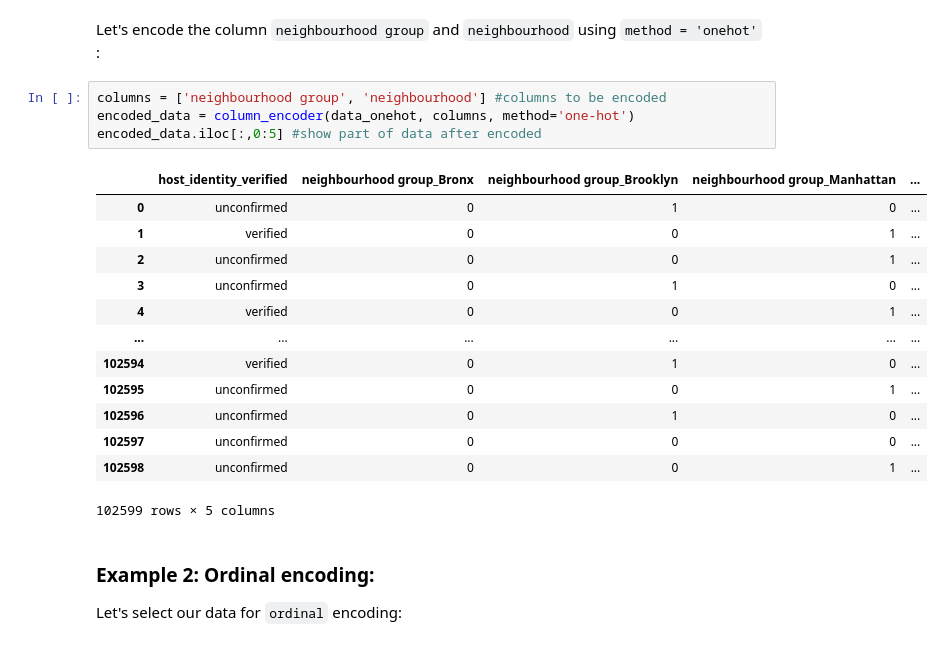
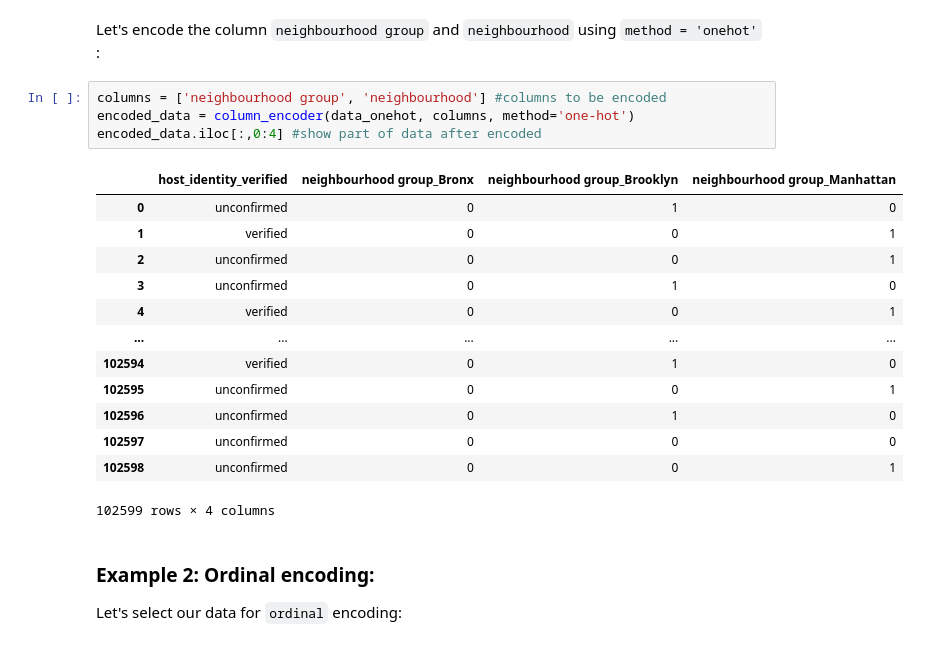
Before and after one commit to UBC-MDS/DataMop_package_group14, a Jupyter notebook: docs/_build/jupyter_execute/example.ipynb, the cells around one changed output. Cells and saved outputs as stored; diff of their text form.

```diff
--- a/docs/_build/jupyter_execute/example.ipynb
+++ b/docs/_build/jupyter_execute/example.ipynb
@@ -439,21 +439,21 @@ Let's encode the column `neighbourhood group` and `neighbourhood` using `method
 # %%
 columns = ['neighbourhood group', 'neighbourhood'] #columns to be encoded
 encoded_data = column_encoder(data_onehot, columns, method='one-hot')
-encoded_data.iloc[:,0:5] #show part of data after encoded
+encoded_data.iloc[:,0:4] #show part of data after encoded
 # %% [output]
-|  | host_identity_verified | neighbourhood group_Bronx | neighbourhood group_Brooklyn | neighbourhood group_Manhattan | ... |
-| 0 | unconfirmed | 0 | 1 | 0 | ... |
-| 1 | verified | 0 | 0 | 1 | ... |
-| 2 | unconfirmed | 0 | 0 | 1 | ... |
-| 3 | unconfirmed | 0 | 1 | 0 | ... |
-| 4 | verified | 0 | 0 | 1 | ... |
-| ... | ... | ... | ... | ... | ... |
-| 102594 | verified | 0 | 1 | 0 | ... |
-| 102595 | unconfirmed | 0 | 0 | 1 | ... |
-| 102596 | unconfirmed | 0 | 1 | 0 | ... |
-| 102597 | unconfirmed | 0 | 0 | 0 | ... |
-| 102598 | unconfirmed | 0 | 0 | 1 | ... |
+|  | host_identity_verified | neighbourhood group_Bronx | neighbourhood group_Brooklyn | neighbourhood group_Manhattan |
+| 0 | unconfirmed | 0 | 1 | 0 |
+| 1 | verified | 0 | 0 | 1 |
+| 2 | unconfirmed | 0 | 0 | 1 |
+| 3 | unconfirmed | 0 | 1 | 0 |
+| 4 | verified | 0 | 0 | 1 |
+| ... | ... | ... | ... | ... |
+| 102594 | verified | 0 | 1 | 0 |
+| 102595 | unconfirmed | 0 | 0 | 1 |
+| 102596 | unconfirmed | 0 | 1 | 0 |
+| 102597 | unconfirmed | 0 | 0 | 0 |
+| 102598 | unconfirmed | 0 | 0 | 1 |
-102599 rows × 5 columns
+102599 rows × 4 columns
 # %% [markdown]
 ### Example 2: Ordinal encoding:
 Let's select our data for `ordinal` encoding:
```
Also changed, not shown: 6 other files.
